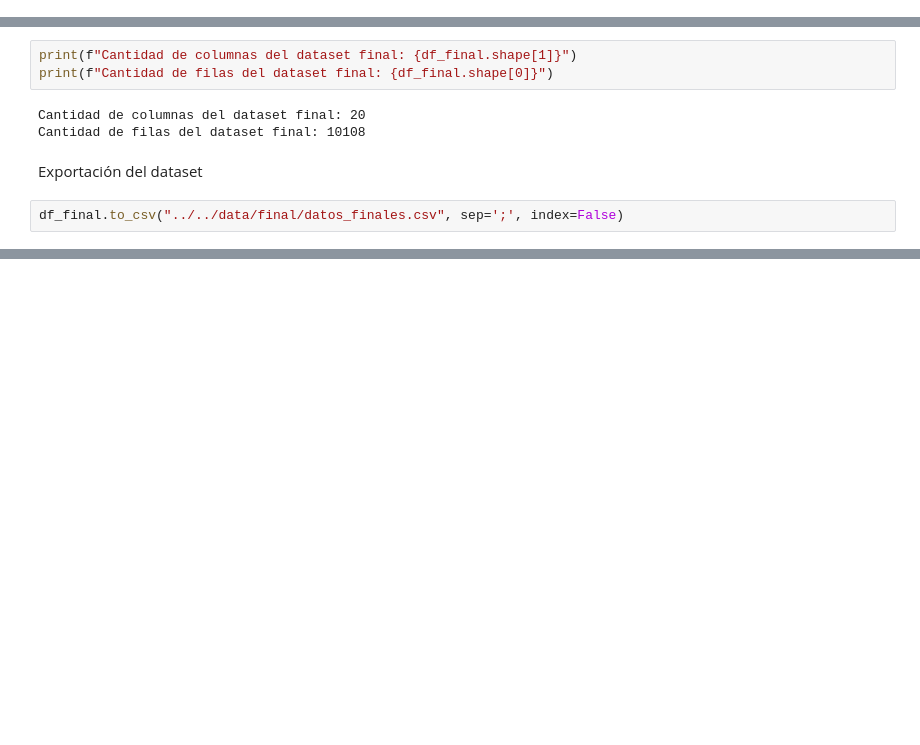
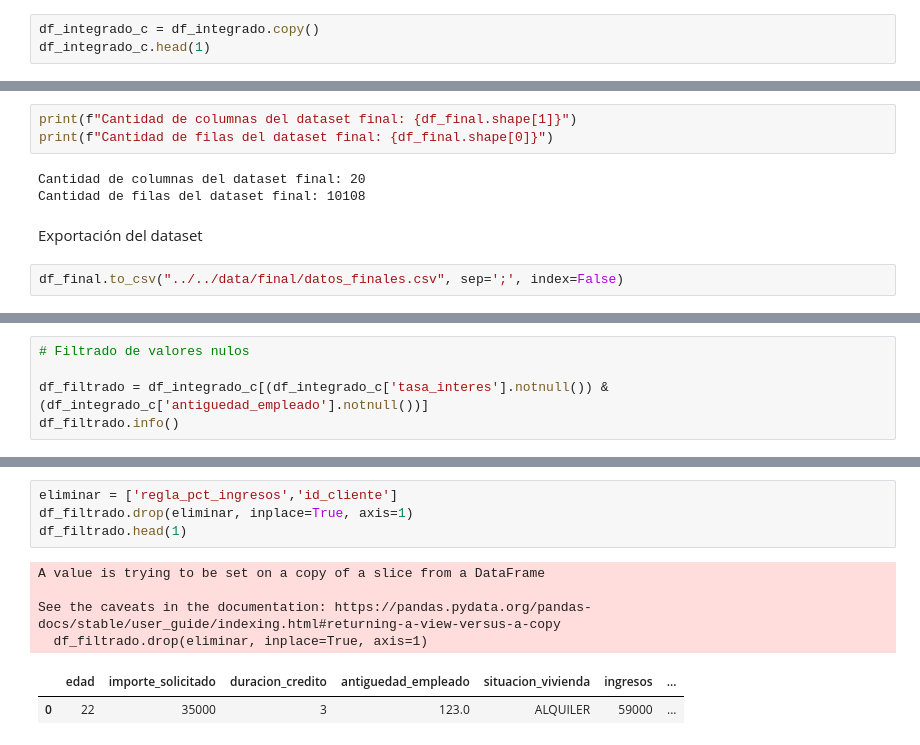
Before and after one commit to MeliHurtado/13MBID-OCT2024-25, a Jupyter notebook: notebooks/Prepración datos/PD01-Transformaciones(1).ipynb, the cells around one changed output, grey strips where cells are left out. Saved outputs shown, nothing was run; the diff lists cells and outputs as text; blank space fills up the shorter version.

```diff
--- a/notebooks/Prepración datos/PD01-Transformaciones(1).ipynb
+++ b/notebooks/Prepración datos/PD01-Transformaciones(1).ipynb
@@ -131,0 +136,3 @@ df_integrado.head(1)
+# %%
+df_integrado_c = df_integrado.copy()
+df_integrado_c.head(1)
@@ -340,0 +356,5 @@ df_final.to_csv("../../data/final/datos_finales.csv", sep=';', index=False)
+# %%
+# Filtrado de valores nulos
+
+df_filtrado = df_integrado_c[(df_integrado_c['tasa_interes'].notnull()) & (df_integrado_c['antiguedad_empleado'].notnull())]
+df_filtrado.info()
@@ -340,0 +379,11 @@ df_final.to_csv("../../data/final/datos_finales.csv", sep=';', index=False)
+# %%
+eliminar = ['regla_pct_ingresos','id_cliente']
+df_filtrado.drop(eliminar, inplace=True, axis=1)
+df_filtrado.head(1)
+# %% [output]
+A value is trying to be set on a copy of a slice from a DataFrame
+
+See the caveats in the documentation: https://pandas.pydata.org/pandas-docs/stable/user_guide/indexing.html#returning-a-view-versus-a-copy
+  df_filtrado.drop(eliminar, inplace=True, axis=1)
+|  | edad | importe_solicitado | duracion_credito | antiguedad_empleado | situacion_vivienda | ingresos | ... |
+| 0 | 22 | 35000 | 3 | 123.0 | ALQUILER | 59000 | ... |
```
Also changed, not shown: parts of 12 cells of this notebook.
